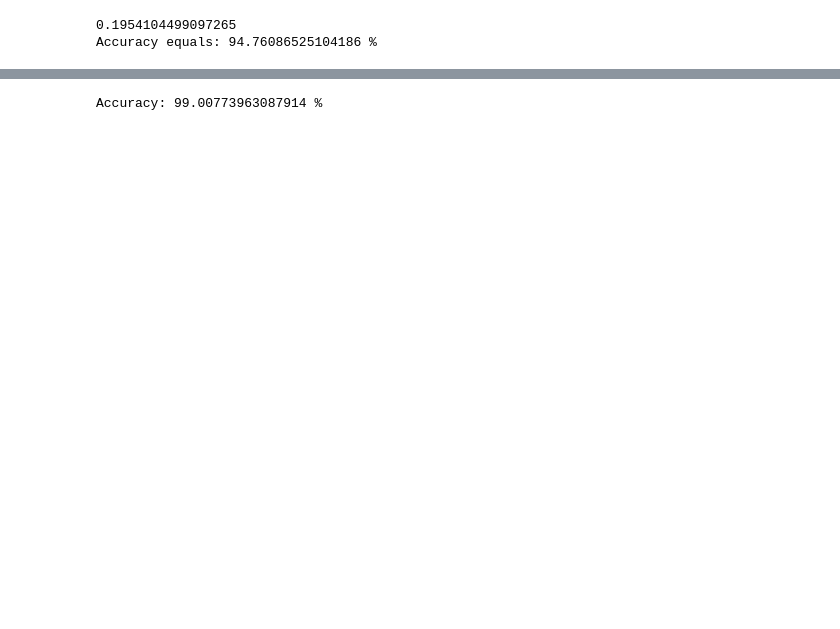
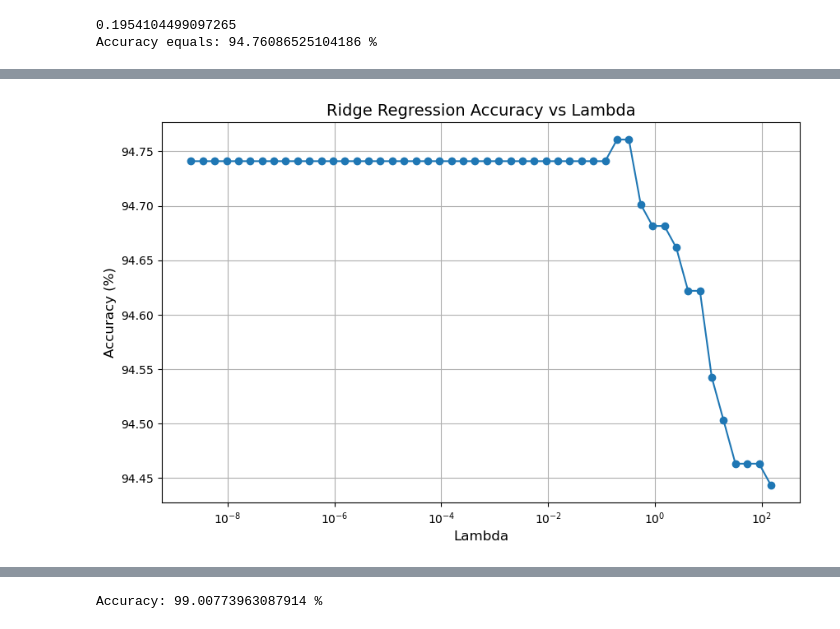
Before and after one commit to JJamali/AI-Network-Intrusion-Detection, a Jupyter notebook: Term Project.ipynb, the cells around one changed output, grey strips where cells are left out. Saved outputs shown, nothing was run; the diff lists cells and outputs as text; code cells hidden in the pictures; blank space fills up the shorter version.

```diff
--- a/Term Project.ipynb
+++ b/Term Project.ipynb
@@ -135,3 +146,16 @@ plot below accuracies against linspace
+# %%
+import matplotlib.pyplot as plt
+
+plt.figure(figsize=(10, 6))
+plt.plot(lambds, accuracy / len(Y_validation) * 100, marker='o', linestyle='-')
+plt.xscale("log")
+plt.xlabel("Lambda", fontsize=12)
+plt.ylabel("Accuracy (%)", fontsize=12)
+plt.title("Ridge Regression Accuracy vs Lambda", fontsize=14)
+plt.grid(True)
+plt.show()
+# %% [output]
+[figure, added]
 # %%
 #polynomial regression model
 import numpy as np
```
Also changed, not shown: parts of 12 cells of this notebook.
